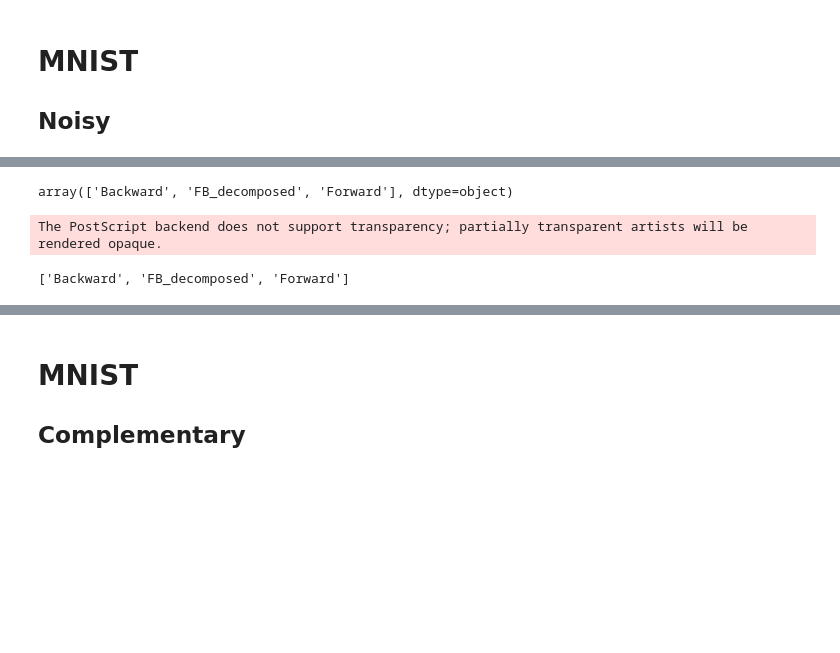
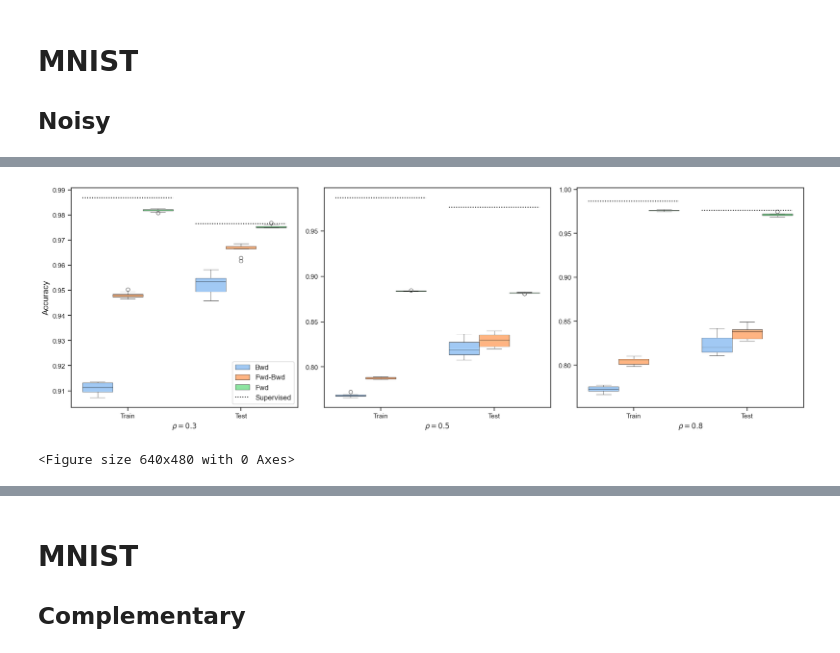
Before and after one commit to DaniBacaicoa/PhD_Experiments, a Jupyter notebook: New_Results_viasualization.ipynb, the cells around one changed output, grey strips where cells are left out. Cells and saved outputs as stored; diff of their text form; code cells hidden in the pictures; blank space fills up the shorter version.

```diff
--- a/New_Results_viasualization.ipynb
+++ b/New_Results_viasualization.ipynb
@@ -183,7 +214,3 @@ See the caveats in the documentation: https://pandas.pydata.org/pandas-docs/stab
-# %%
-df_concatenado['loss_fn'].unique()
-# %% [output]
-array(['Backward', 'FB_decomposed', 'Forward'], dtype=object)
 # %%
 selected_loss_fns = ['Backward', 'Forward','FB_decomposed']
 last_epoch_df = df_concatenado[df_concatenado['epoch'] == 50]
@@ -192,6 +219,19 @@ last_epoch_df = last_epoch_df[last_epoch_df['loss_fn'].isin(selected_loss_fns)]
 df_corr1 = last_epoch_df[last_epoch_df['corr_p']==0.2]
 df_corr2 = last_epoch_df[last_epoch_df['corr_p']==0.5]
 df_corr3 = last_epoch_df[last_epoch_df['corr_p']==0.8]
+
+supervised_train = df_concatenado[(df_concatenado['corr_p']==0.2) & (df_concatenado['loss_fn']=='Supervised') & (df_concatenado['train']=='Train') & (df_concatenado['epoch']==50) ].acc.mean()
+supervised_test = df_concatenado[(df_concatenado['corr_p']==0.2) & (df_concatenado['loss_fn']=='Supervised') & (df_concatenado['train']=='Test') & (df_concatenado['epoch']==50) ].acc.mean()
+
+train_xmin, train_xmax = 0.05, 0.45
+test_xmin, test_xmax = 0.55, 0.95
+
+
+# --- Define style for the supervised line ---
+line_color = 'black'
+line_style = ':'
+line_width = 1.5
+
 
 sns.set_theme(style="ticks", palette="pastel")
 fig, axes = plt.subplots(1, 3, figsize=(18, 6), sharey=False)
@@ -208,35 +248,63 @@ sns.boxplot(data=df_corr1, x='train', y='acc', hue='loss_fn', hue_order= hue_ord
             medianprops=dict(color='black', linewidth=0.4))
 axes[0].set_xlabel(r'$\rho=0.3$')
 axes[0].set_ylabel('Accuracy', fontsize=14)
+axes[0].axhline(y=supervised_train, color=line_color, linestyle=line_style, linewidth=line_width, xmin=train_xmin, xmax=train_xmax)
+axes[0].axhline(y=supervised_test, color=line_color, linestyle=line_style, linewidth=line_width, xmin=test_xmin, xmax=test_xmax)
 
-handles, labels = axes[0].get_legend_handles_labels()
-axes[0].legend(handles, new_labels,prop={'size': 10})
-print(labels)
+handles, _ = axes[0].get_legend_handles_labels()
+supervised_handle = Line2D(
+    [0], [0],
+    color=line_color,
+    linestyle=line_style,
+    linewidth=line_width,
+    label='Supervised'
+)
+all_handles = handles[:len(new_labels)] + [supervised_handle]
+all_labels = new_labels + ['Supervised']
+axes[0].legend(all_handles, all_labels, prop={'size': 12})
 
 
 sns.boxplot(data=df_corr2, x='train', y='acc', hue='loss_fn', hue_order= hue_order, ax=axes[1], saturation=1,
             boxprops=dict(edgecolor='black', linewidth=0.4),
             whiskerprops=dict(color='black', linewidth=0.4),
             capprops=dict(color='black', linewidth=0.4),
             medianprops=dict(color='black', linewidth=0.4))
 axes[1].set_xlabel(r'$\rho=0.5$')
 axes[1].set_ylabel('')
+axes[1].axhline(y=supervised_train, color=line_color, linestyle=line_style, linewidth=line_width, xmin=train_xmin, xmax=train_xmax)
+axes[1].axhline(y=supervised_test, color=line_color, linestyle=line_style, linewidth=line_width, xmin=test_xmin, xmax=test_xmax)
 axes[1].legend().remove()
 
 sns.boxplot(data=df_corr3, x='train', y='acc', hue='loss_fn', hue_order= hue_order, ax=axes[2], saturation=1,
             boxprops=dict(edgecolor='black', linewidth=0.4),
             whiskerprops=dict(color='black', linewidth=0.4),
             capprops=dict(color='black', linewidth=0.4),
             medianprops=dict(color='black', linewidth=0.4))
 axes[2].set_xlabel(r'$\rho=0.8$')
 axes[2].set_ylabel('')
+axes[2].axhline(y=supervised_train, color=line_color, linestyle=line_style, linewidth=line_width, xmin=train_xmin, xmax=train_xmax)
+axes[2].axhline(y=supervised_test, color=line_color, linestyle=line_style, linewidth=line_width, xmin=test_xmin, xmax=test_xmax)
 axes[2].legend().remove()
+
+all_vals = list(df_corr3['acc']) + [supervised_train, supervised_test]
+y_min = min(all_vals)
+y_max3 = max(all_vals)
+
+padding = 0.015  # you can tweak this (5% of the range)
+lower = y_min - padding
+upper = y_max3 + padding
+
+axes[2].set_ylim(lower, upper)
+#axes[1].set_ylim(lower, upper)
+#axes[0].set_ylim(lower, upper)
+
+
 
 # Adjust layout
 plt.tight_layout()
 plt.show()
 plt.savefig('Fig3.eps', format='eps',dpi=1000)
 #plt.savefig('Fig3.jpeg')
 # %% [output]
+[figure, added]
-The PostScript backend does not support transparency; partially transparent artists will be rendered opaque.
+<Figure size 640x480 with 0 Axes>
-['Backward', 'FB_decomposed', 'Forward']
```
Also changed, not shown: parts of 78 cells of this notebook, 3 other files.
